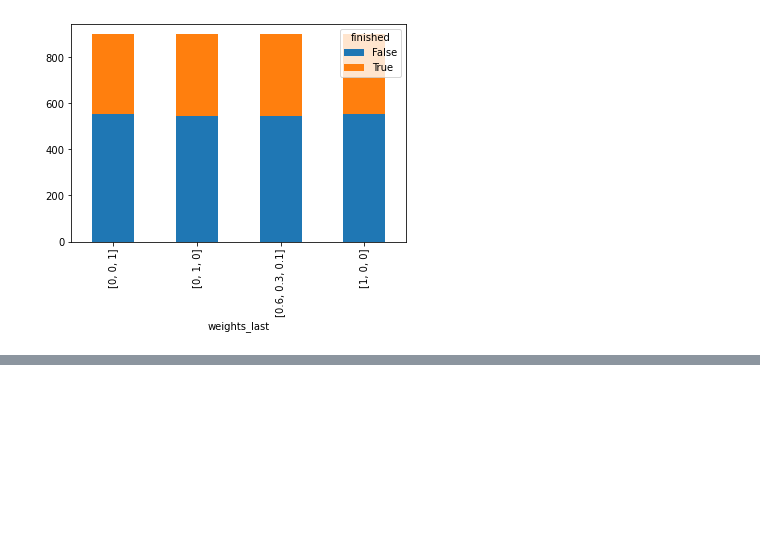
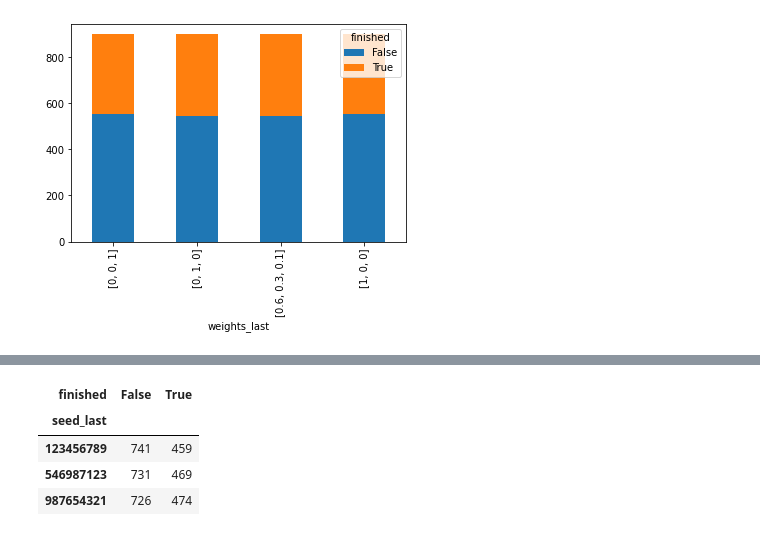
Before and after one commit to jlandercy/pysgrs, a Jupyter notebook: nootebooks/CheckData.ipynb, the cells around one changed output, grey strips where cells are left out. Drawn from its saved outputs; the diff is of its cells as text; code cells hidden in the pictures; blank space fills up the shorter version.

```diff
--- a/nootebooks/CheckData.ipynb
+++ b/nootebooks/CheckData.ipynb
@@ -260,0 +271,8 @@ progress.groupby(["weights_last", "finished"])["seed_count"].count().unstack().p
+# %%
+progress.groupby(["seed_last", "finished"])["seed_count"].count().unstack()#.plot(kind="bar", stacked=True)
+# %% [output]
+| finished | False | True |
+| seed_last |  |  |
+| 123456789 | 741 | 459 |
+| 546987123 | 731 | 469 |
+| 987654321 | 726 | 474 |
```
Also changed, not shown: parts of 4 cells of this notebook, 1 other file.
